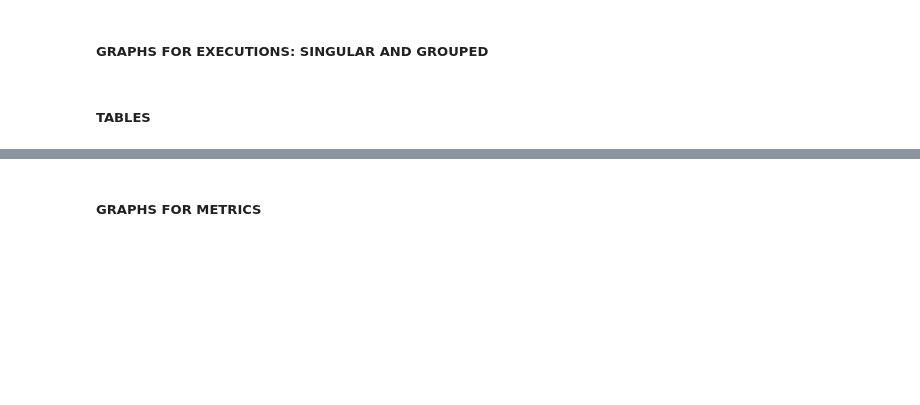
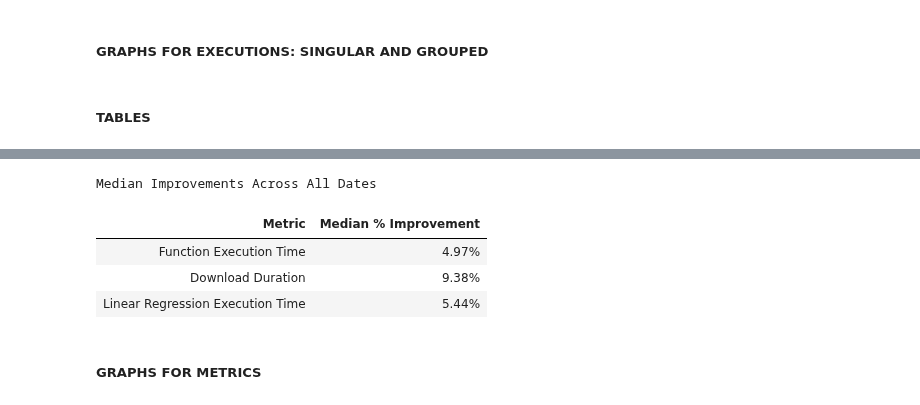
Before and after one commit to nilshoeller/minos, a Jupyter notebook: jupyter/workflow-2.ipynb, the cells around one changed output, grey strips where cells are left out. Cells and saved outputs as stored; diff of their text form; code cells hidden in the pictures; blank space fills up the shorter version.

Commit message:
calculating median as well

```diff
--- a/jupyter/workflow-2.ipynb
+++ b/jupyter/workflow-2.ipynb
@@ -473,3 +507,41 @@ avg_df.to_json(output_path, orient="records", indent=4)
+# %%
+# MEDIAN IMPROVEMENT FOR EACH METRIC
+median_improvements = {
+    metric: np.median([improvement for _, improvement in values])  # Using np.median
+    for metric, values in metric_improvements.items() if values
+}
+
+# CONVERT TO DATAFRAME
+median_df = pd.DataFrame(median_improvements.items(), columns=["Metric", "Median % Improvement"])
+styled_median_df = median_df.style.format({"Median % Improvement": "{:.2f}%"}) \
+                                  .set_table_styles([{
+                                      'selector': 'thead th',
+                                      'props': [
+                                          ('font-size', '14px'),
+                                          ('text-align', 'center'),
+                                          ('font-weight', 'bold')
+                                      ],
+                                  }]) \
+                                  .set_properties(**{
+                                      'text-align': 'center',
+                                      'font-size': '12px',
+                                      'padding': '7px',
+                                  }) \
+                                  .hide(axis="index")
+
+print("\nMedian Improvements Across All Dates")
+display(styled_median_df)
+
+# SAVE MEDIAN TABLE
+file_name = "table-median.json"
+output_path = os.path.join(folder_to_save, file_name)
+median_df.to_json(output_path, orient="records", indent=4)
+# %% [output]
+Median Improvements Across All Dates
+| Metric | Median % Improvement |
+| Function Execution Time | 4.97% |
+| Download Duration | 9.38% |
+| Linear Regression Execution Time | 5.44% |
 # %% [markdown]
 ##### GRAPHS FOR METRICS
 # %%
```
Also changed, not shown: parts of 3 cells of this notebook, 2 other files.
